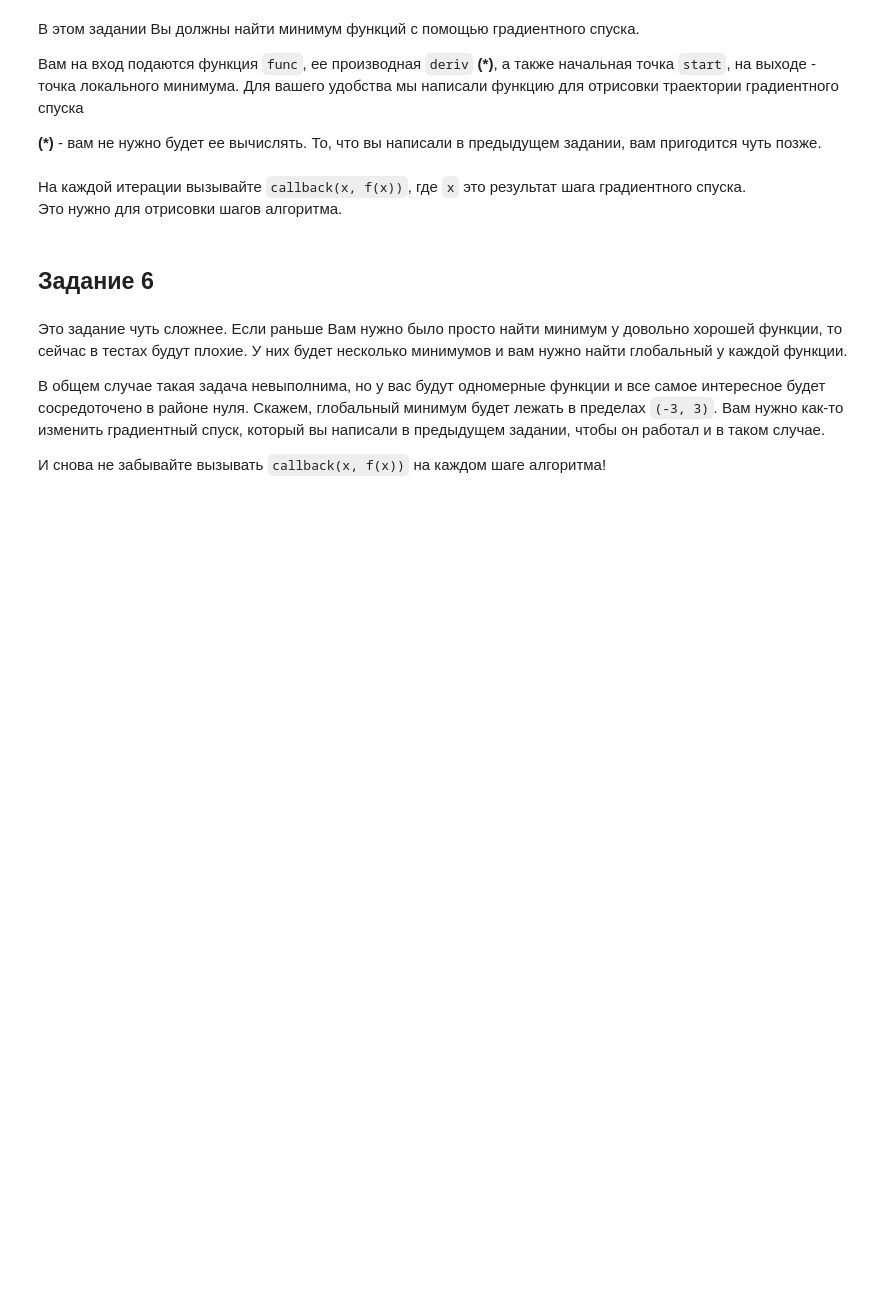
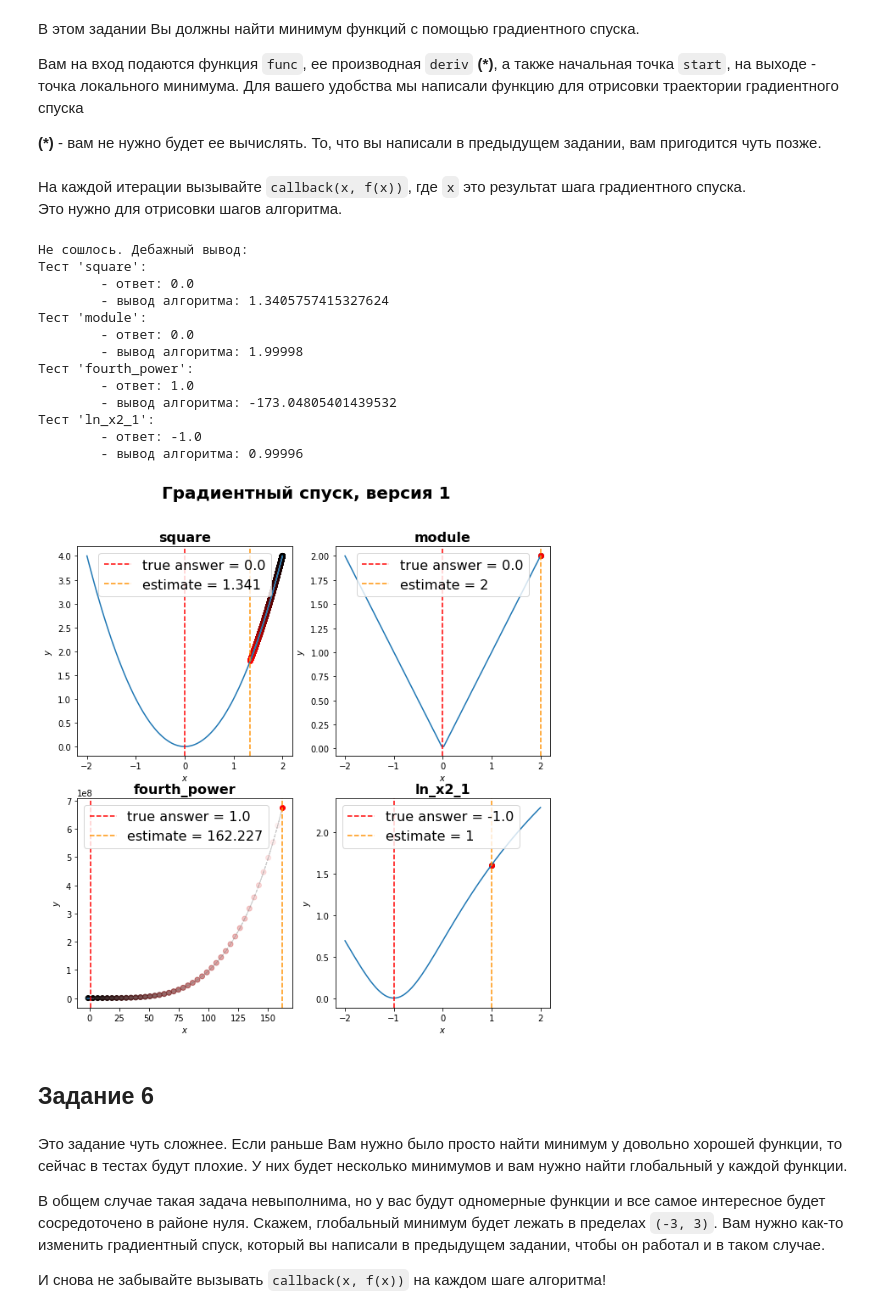
Before and after one commit to ctrlc0ctrlv/deep_learning_2018-19, a Jupyter notebook: [homework,_base]gradient.ipynb, the cells around one changed output. Saved outputs shown, nothing was run; the diff lists cells and outputs as text; code cells hidden in the pictures; blank space fills up the shorter version.

```diff
--- a/[homework,_base]gradient.ipynb
+++ b/[homework,_base]gradient.ipynb
@@ -247,8 +267,15 @@ def grad_descent_v1(func, deriv, start=None, callback=None):
     estimate = start
     callback(estimate, func(estimate))  # не забывайте логировать шаги!
 
-    # YOUR CODE
-    return estimate
+    epsilon = 0.00002
+    i = 0
+    while((func(estimate) - func(estimate - deriv(estimate)*epsilon)) > 1e-4 and i < 1e4):
+        estimate = estimate - deriv(estimate*epsilon)
+        callback(estimate, func(estimate))
+        i += 1
+
+    return estimate - deriv(estimate)*epsilon\
+    #return estimate
 # %%
 test_cases = {
     "square": {
@@ -262,34 +289,49 @@ test_cases = {
         "deriv" : lambda x: 1 if x > 0 else -1,
         "start" : 2,
         "answer" : 0.0
     },
     "fourth_power": {
         "func" : lambda x: (x - 1)**4,
         "deriv" : lambda x: 4 * (x - 1)**3,
         "start" : -1,
         "answer" : 1.0
     },
     "ln_x2_1": {
         "func" : lambda x: np.log((x + 1)**2 + 1),
         "deriv" : lambda x: 2 * (x + 1) / (x**2 +1),
         "start" : 1,
         "answer" : -1.0
     }
 }
 
 tol = 1e-4  # желаемая точность
-fig, axes = plt.subplots(2, 2, figsize=(14, 12))
+fig, axes = plt.subplots(2, 2, figsize=(10, 10))
 fig.suptitle("Градиентный спуск, версия 1", fontweight="bold", fontsize=20)
 grid = np.linspace(-2, 2, 100)
 
 is_correct, debug_log = test_convergence_1d(
     grad_descent_v1, test_cases, tol,
     axes, grid
 )
 if not is_correct:
     print("Не сошлось. Дебажный вывод:")
     for log_entry in debug_log:
         print(log_entry)
+# %% [output]
+Не сошлось. Дебажный вывод:
+Тест 'square':
+        - ответ: 0.0
+        - вывод алгоритма: 1.3405757415327624
+Тест 'module':
+        - ответ: 0.0
+        - вывод алгоритма: 1.99998
+Тест 'fourth_power':
+        - ответ: 1.0
+        - вывод алгоритма: -173.04805401439532
+Тест 'ln_x2_1':
+        - ответ: -1.0
+        - вывод алгоритма: 0.99996
+[figure, added]
 # %% [markdown]
 ## Задание 6 ##
 # %% [markdown]
```
Also changed, not shown: parts of 12 cells of this notebook.
